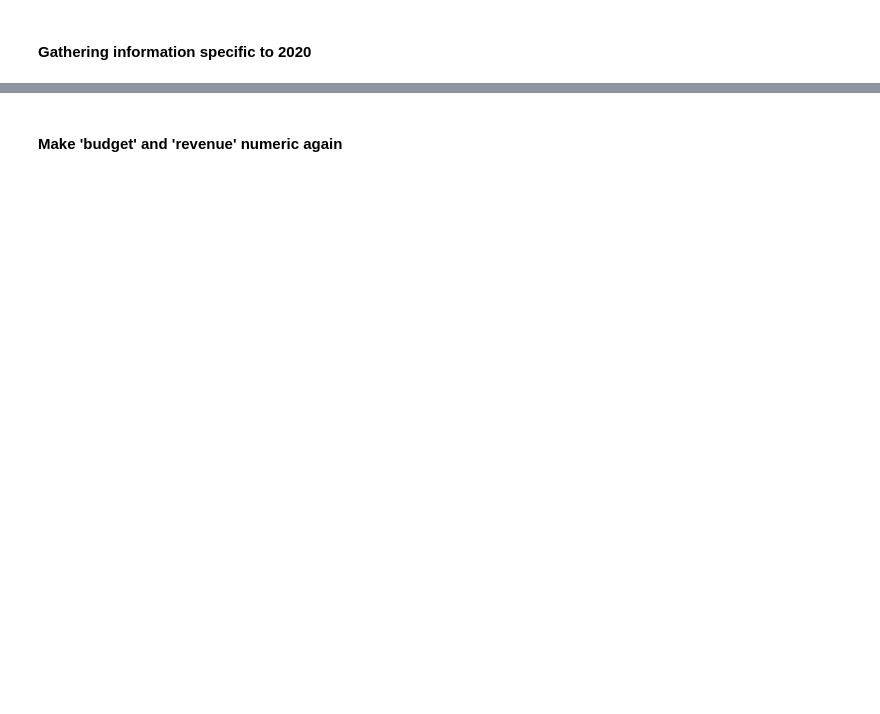
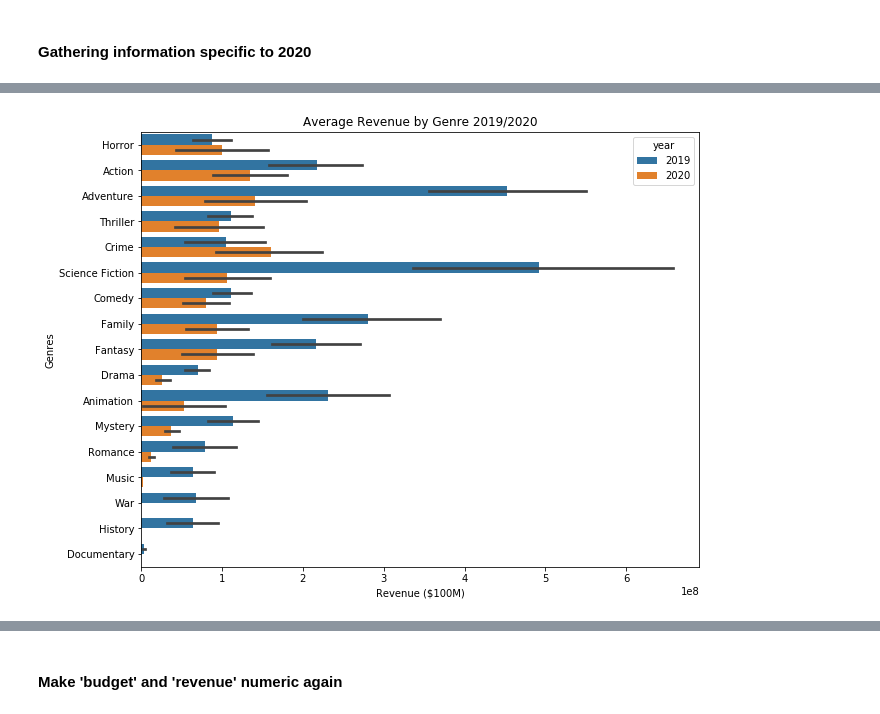
Before and after one commit to katmandoone/Film-Revenue-Analysis_Project, a Jupyter notebook: student.ipynb, the cells around one changed output, grey strips where cells are left out. Cells and saved outputs as stored; diff of their text form; code cells hidden in the pictures; blank space fills up the shorter version.

```diff
--- a/student.ipynb
+++ b/student.ipynb
@@ -354 +358,3 @@ year_20_df
 200 rows × 10 columns
+# %%
+DF = pd.concat([df, year_20_df])
@@ -355,2 +377,17 @@ year_20_df
+# %%
+plot_df = DF.loc[(DF.year=='2019')|(DF.year=='2020')]
+# %%
+plot_df = plot_df.explode('genres')
+# %%
+plot_df = plot_df[plot_df.revenue.gt(1000000)]
+# %%
+fig, ax = plt.subplots(figsize=(10,8))
+sns.barplot(orient='h', data=plot_df, x='revenue', y='genres', hue='year', ci=68)
+plt.title('Average Revenue by Genre 2019/2020')
+plt.ylabel('Genres')
+plt.xlabel('Revenue ($100M)')
+plt.savefig('2019 2020')
+# %% [output]
+[figure, added]
 # %%
 year_20_df.dtypes
```
Also changed, not shown: parts of 31 cells of this notebook, 1 other file.
